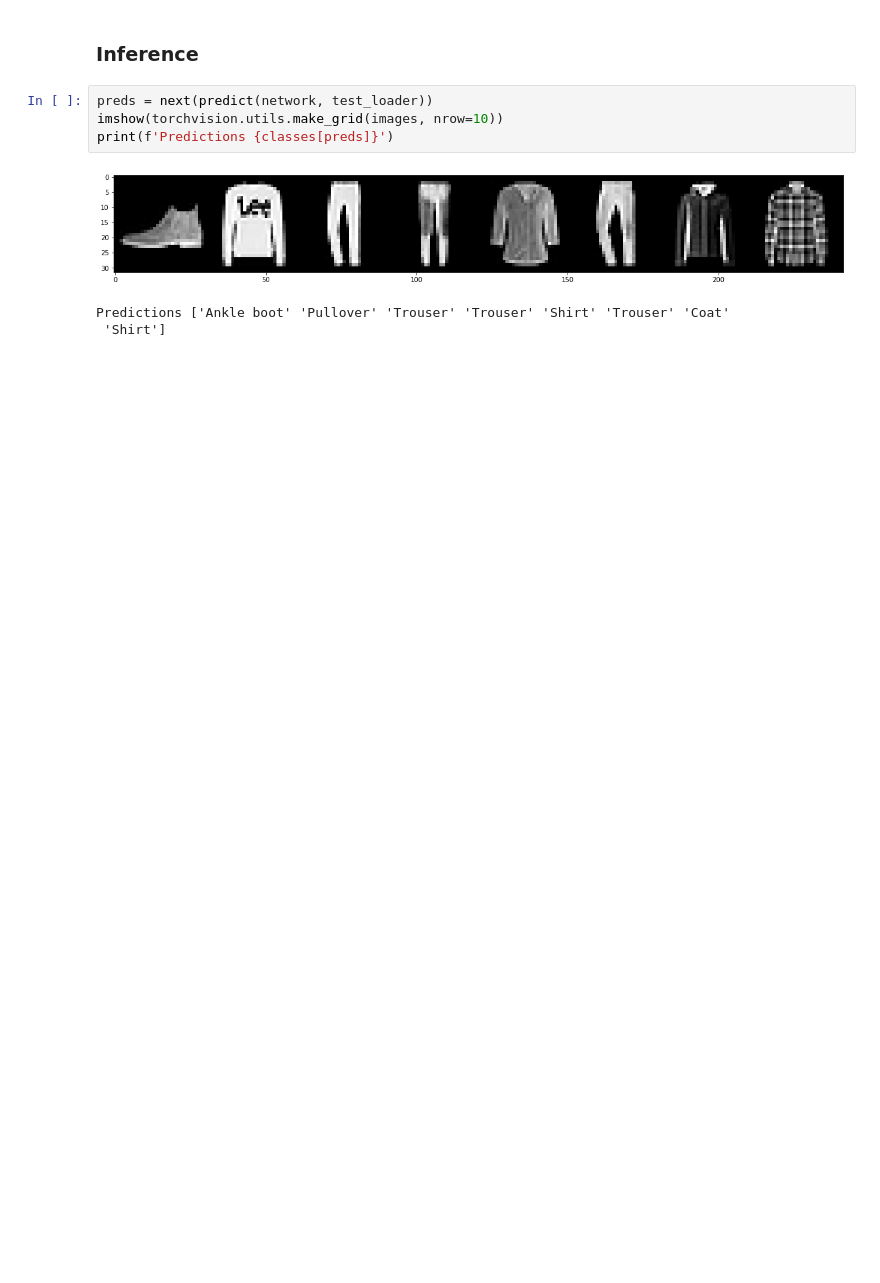
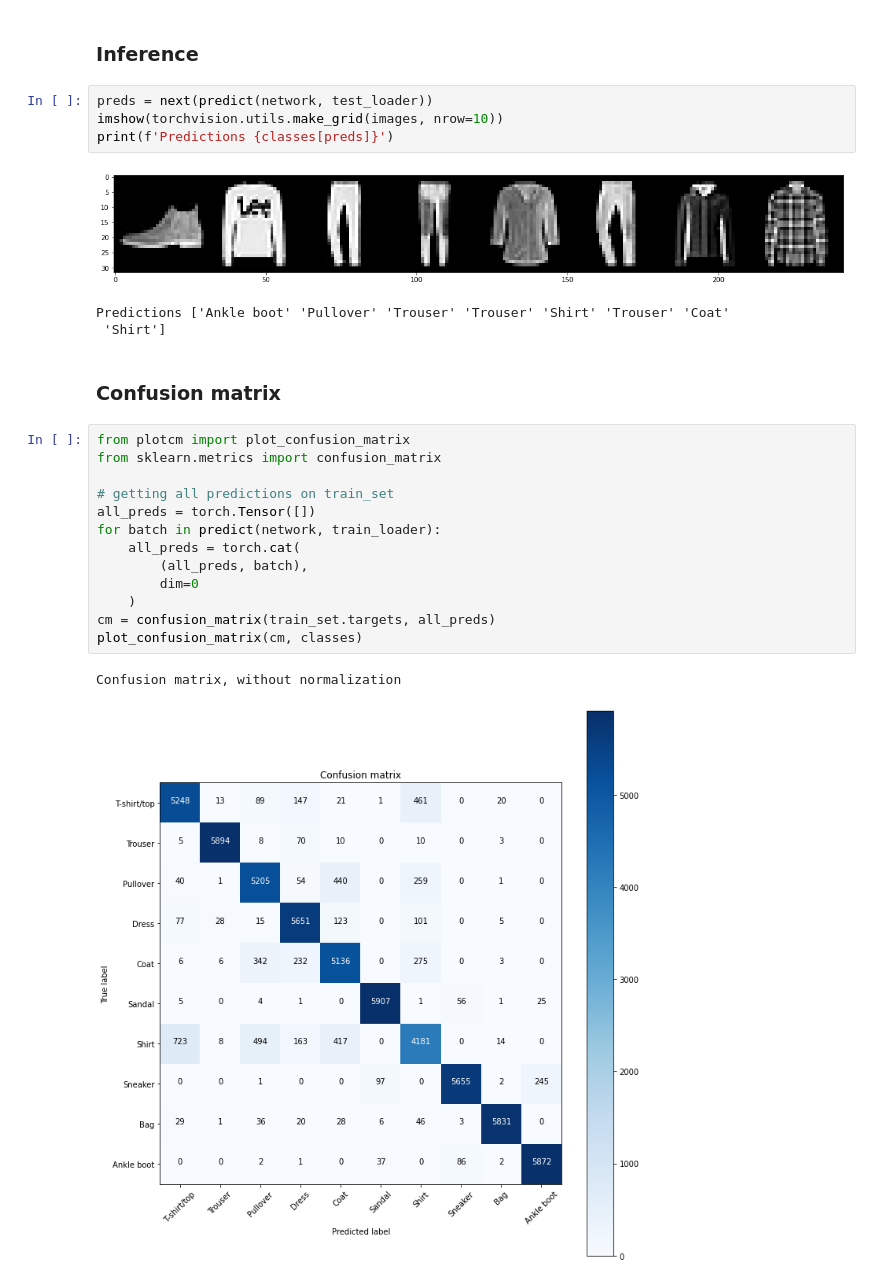
Before and after one commit to atturaioe/learn-pytorch, a Jupyter notebook: fashion-mnist.ipynb, the cells around one changed output. Drawn from its saved outputs; the diff is of its cells as text; blank space fills up the shorter version.

Commit message:
Add confusion matrix

```diff
--- a/fashion-mnist.ipynb
+++ b/fashion-mnist.ipynb
@@ -134,3 +134,21 @@ print(f'Predictions {classes[preds]}')
 [figure]
 Predictions ['Ankle boot' 'Pullover' 'Trouser' 'Trouser' 'Shirt' 'Trouser' 'Coat'
  'Shirt']
+# %% [markdown]
+### Confusion matrix
+# %%
+from plotcm import plot_confusion_matrix
+from sklearn.metrics import confusion_matrix
+
+# getting all predictions on train_set
+all_preds = torch.Tensor([])
+for batch in predict(network, train_loader):
+    all_preds = torch.cat(
+        (all_preds, batch),
+        dim=0
+    )
+cm = confusion_matrix(train_set.targets, all_preds)
+plot_confusion_matrix(cm, classes)
+# %% [output]
+Confusion matrix, without normalization
+[figure, added]
```
Also changed, not shown: parts of 1 cell of this notebook, 1 other file.
